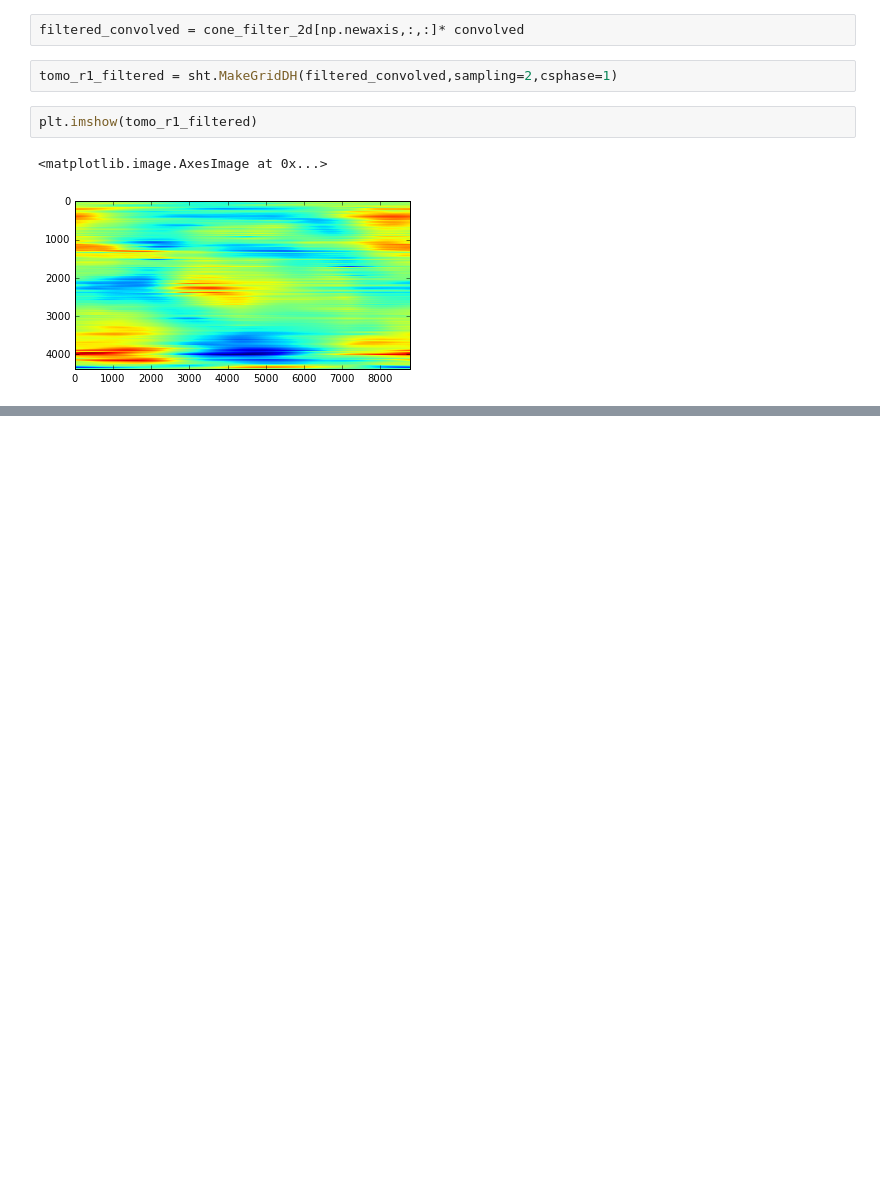
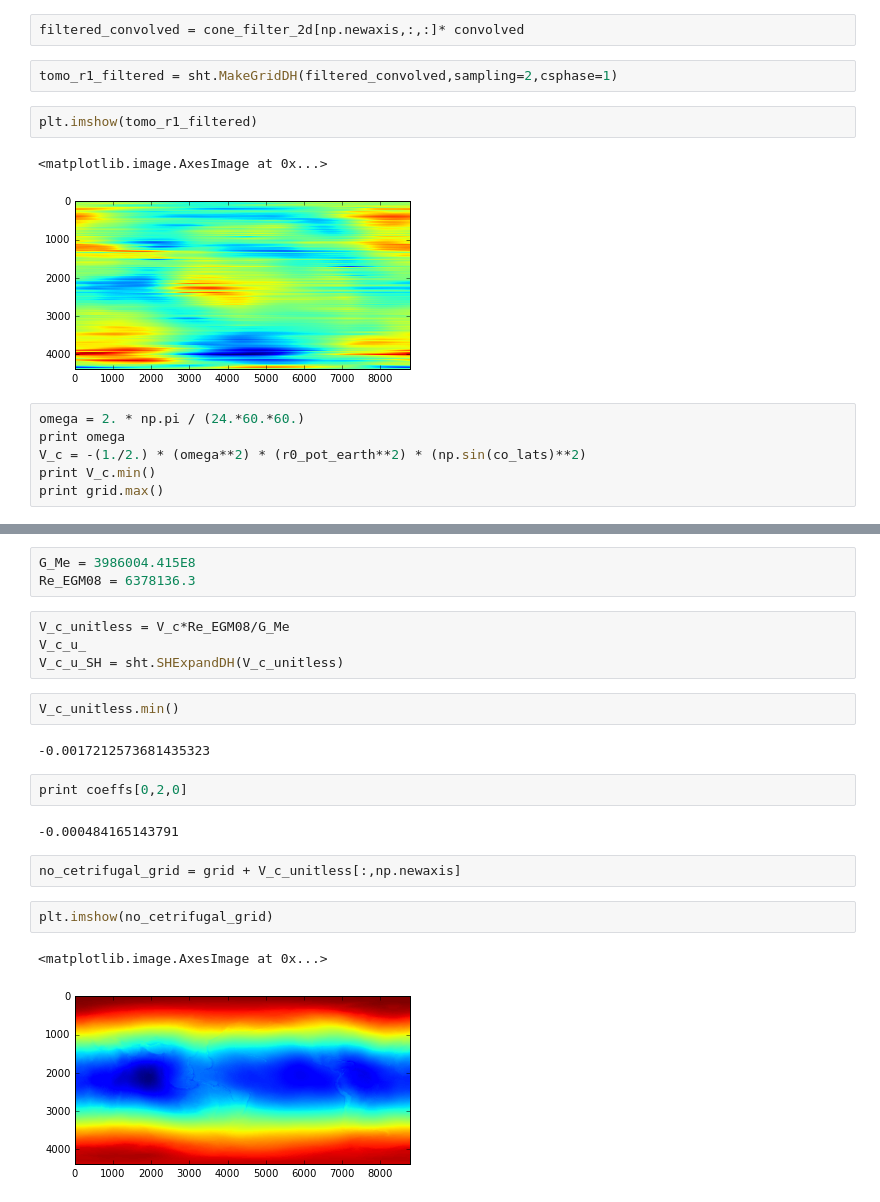
Before and after one commit to korin-worm-code/GravityTomo, a Jupyter notebook: GravTomo.ipynb, the cells around one changed output, grey strips where cells are left out. Saved outputs shown, nothing was run; the diff lists cells and outputs as text; blank space fills up the shorter version.

```diff
--- a/GravTomo.ipynb
+++ b/GravTomo.ipynb
@@ -207,3 +207,9 @@ plt.imshow(tomo_r1_filtered)
 # %% [output]
 <matplotlib.image.AxesImage at 0x...>
 [figure]
+# %%
+omega = 2. * np.pi / (24.*60.*60.)
+print omega
+V_c = -(1./2.) * (omega**2) * (r0_pot_earth**2) * (np.sin(co_lats)**2)
+print V_c.min()
+print grid.max()
@@ -209,0 +224,22 @@ plt.imshow(tomo_r1_filtered)
+# %%
+G_Me = 3986004.415E8
+Re_EGM08 = 6378136.3
+# %%
+V_c_unitless = V_c*Re_EGM08/G_Me
+V_c_u_
+V_c_u_SH = sht.SHExpandDH(V_c_unitless)
+# %%
+V_c_unitless.min()
+# %% [output]
+-0.0017212573681435323
+# %%
+print coeffs[0,2,0]
+# %% [output]
+-0.000484165143791
+# %%
+no_cetrifugal_grid = grid + V_c_unitless[:,np.newaxis]
+# %%
+plt.imshow(no_cetrifugal_grid)
+# %% [output]
+<matplotlib.image.AxesImage at 0x...>
+[figure, added]
```
Also changed, not shown: parts of 2 cells of this notebook.
